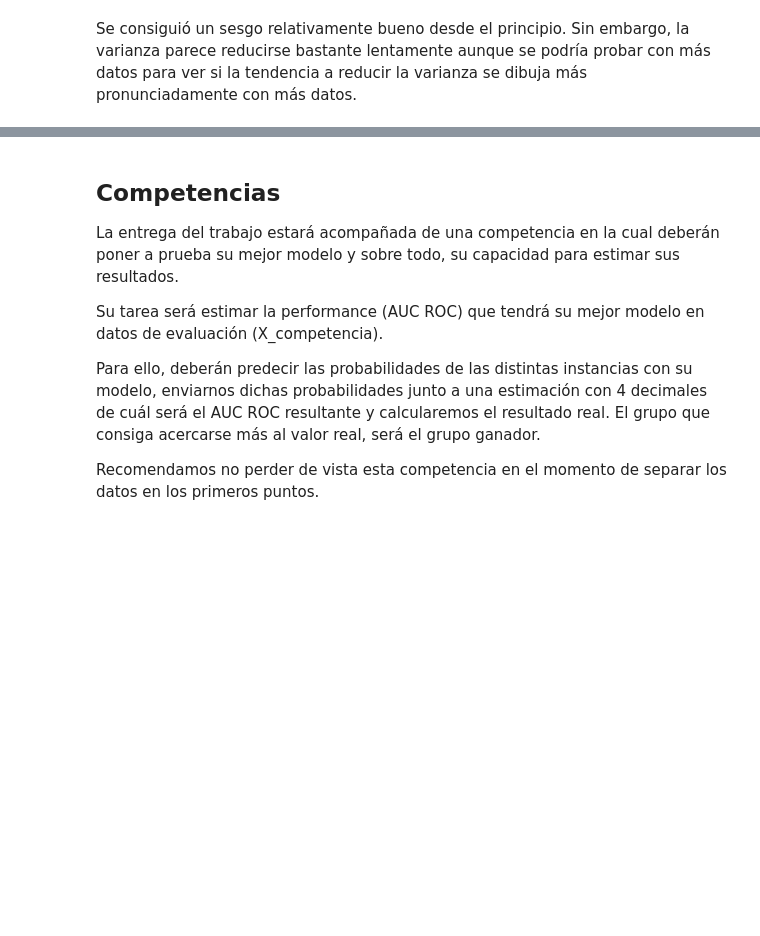
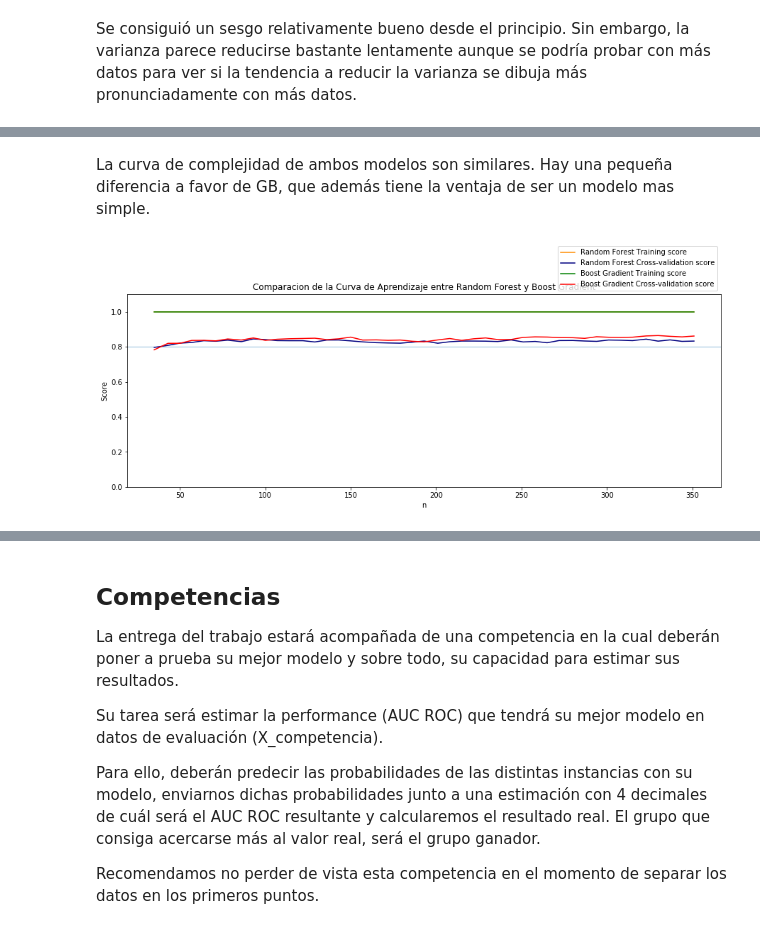
Before and after one commit to cosa65/aprendizajeAutomatico, a Jupyter notebook: TP1/TP1.ipynb, the cells around one changed output, grey strips where cells are left out. Drawn from its saved outputs; the diff is of its cells as text; code cells hidden in the pictures; blank space fills up the shorter version.

```diff
--- a/TP1/TP1.ipynb
+++ b/TP1/TP1.ipynb
@@ -1215,0 +1385,26 @@ Se consiguió un sesgo relativamente bueno desde el principio. Sin embargo, la v
+# %% [markdown]
+La curva de complejidad de ambos modelos son similares. Hay una pequeña diferencia a favor de GB, que además tiene la ventaja de ser un modelo mas simple.
+# %%
+random_forest_train_sizes_abs, random_forest_train_scores, random_forest_validation_scores = \
+    learning_curve( \
+        RandomForestClassifier(n_estimators=200, criterion="gini", max_depth=8, max_features=15), \
+        X_dev_np, y_dev_np, \
+        train_sizes = np.arange(0.1, 1., 0.02), \
+        cv=5, \
+        scoring="roc_auc", \
+    )
+
+gradient_bost_train_sizes_abs, gradient_bost_train_scores, gradient_bost_validation_scores= \
+    learning_curve( \
+        GradientBoostingClassifier(n_estimators=200, learning_rate =0.10, subsample = 0.80, max_depth = 3, max_features=20 ), \
+        X_dev_np, y_dev_np, \
+        train_sizes = np.arange(0.1, 1., 0.02), \
+        cv=5, \
+        scoring="roc_auc", \
+    )
+
+
+
+plot_learning_curve_comparation(random_forest_train_scores, random_forest_validation_scores, gradient_bost_train_scores, gradient_bost_validation_scores, random_forest_train_sizes_abs, title="Comparacion de la Curva de Aprendizaje entre Random Forest y Boost Gradient")
+# %% [output]
+[figure, added]
```
Also changed, not shown: parts of 10 cells of this notebook.
